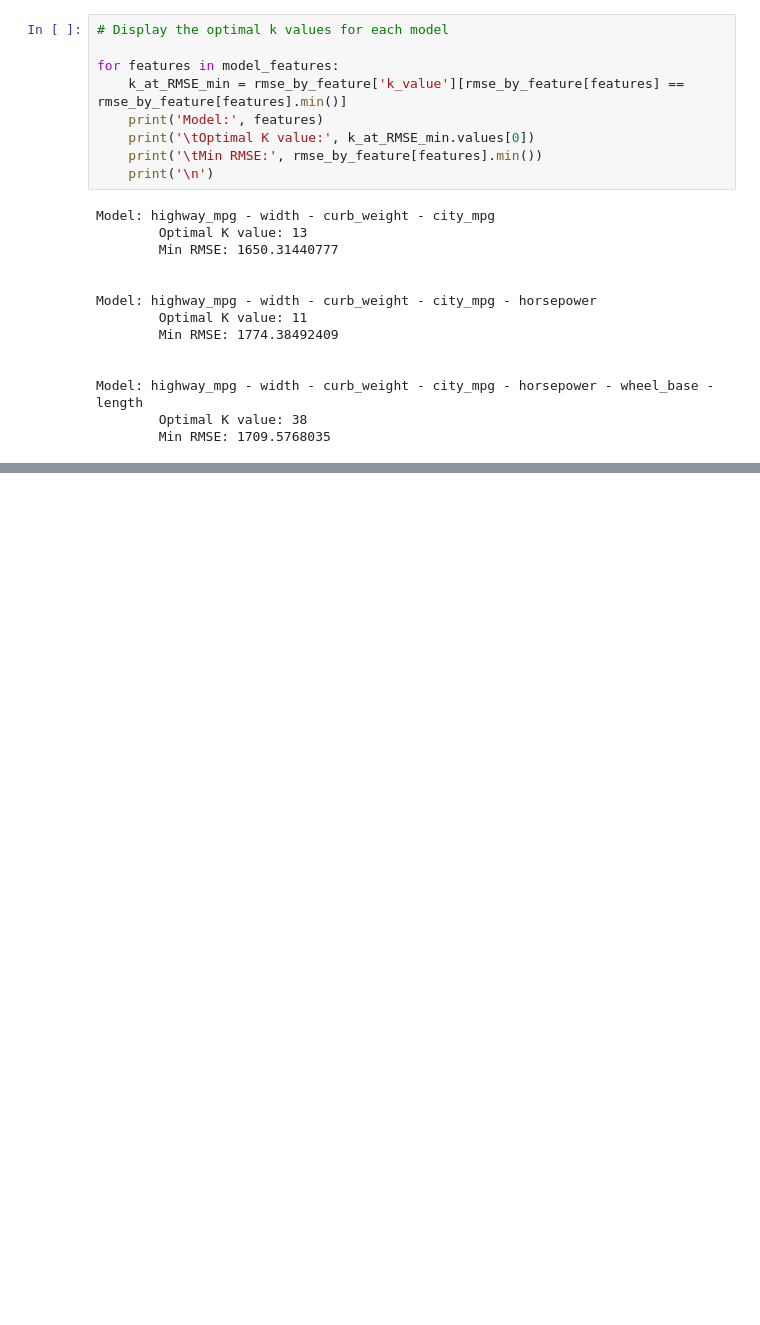
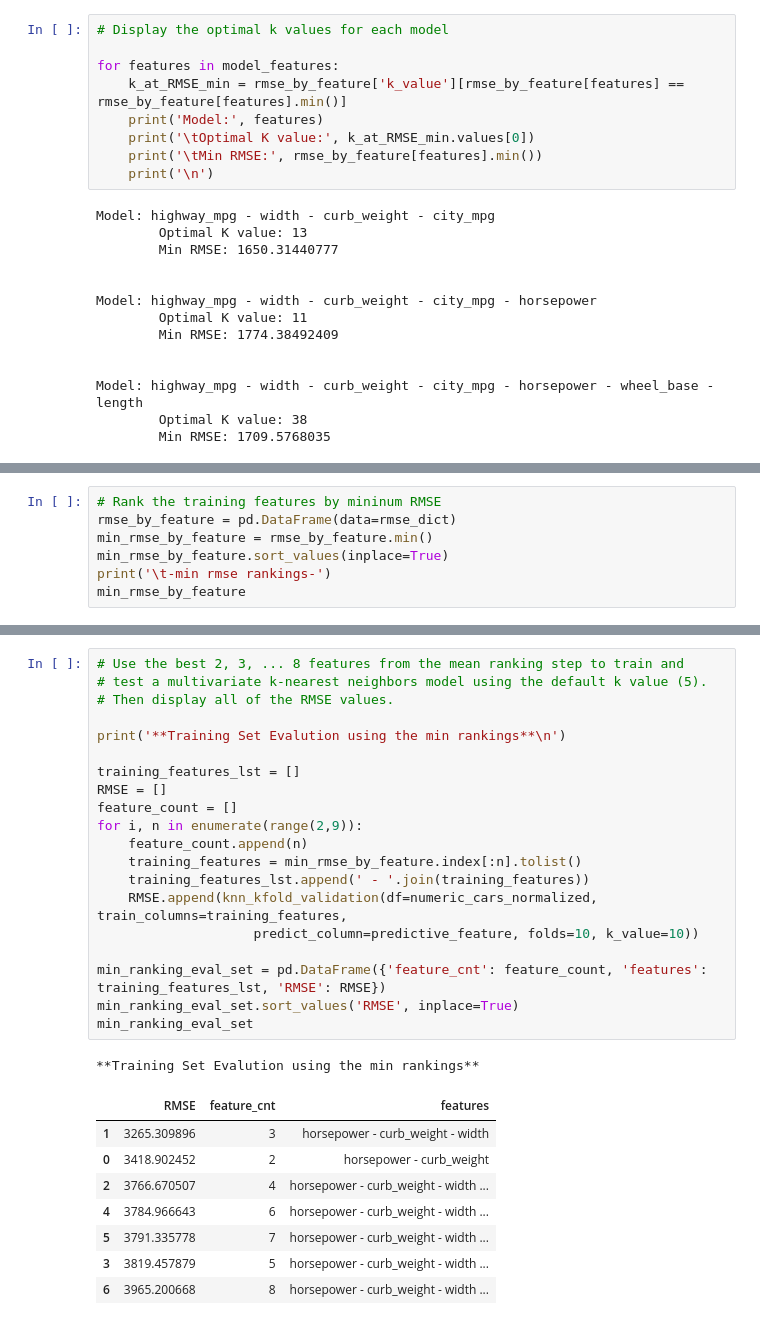
Before and after one commit to kitestring/DataQuest, a Jupyter notebook: 06_MachineLearning/01_ML_Fundamentals/06_GuidedProject_PredictingCarPrices/PredictingCarPrices.ipynb, the cells around one changed output, grey strips where cells are left out. Saved outputs shown, nothing was run; the diff lists cells and outputs as text; blank space fills up the shorter version.

```diff
--- a/06_MachineLearning/01_ML_Fundamentals/06_GuidedProject_PredictingCarPrices/PredictingCarPrices.ipynb
+++ b/06_MachineLearning/01_ML_Fundamentals/06_GuidedProject_PredictingCarPrices/PredictingCarPrices.ipynb
@@ -568,0 +659,7 @@ Model: highway_mpg - width - curb_weight - city_mpg - horsepower - wheel_base -
+# %%
+# Rank the training features by mininum RMSE
+rmse_by_feature = pd.DataFrame(data=rmse_dict)
+min_rmse_by_feature = rmse_by_feature.min()
+min_rmse_by_feature.sort_values(inplace=True)
+print('\t-min rmse rankings-')
+min_rmse_by_feature
@@ -568,0 +682,30 @@ Model: highway_mpg - width - curb_weight - city_mpg - horsepower - wheel_base -
+# %%
+# Use the best 2, 3, ... 8 features from the mean ranking step to train and
+# test a multivariate k-nearest neighbors model using the default k value (5).
+# Then display all of the RMSE values.
+
+print('**Training Set Evalution using the min rankings**\n')
+
+training_features_lst = []
+RMSE = []
+feature_count = []
+for i, n in enumerate(range(2,9)):
+    feature_count.append(n)
+    training_features = min_rmse_by_feature.index[:n].tolist()
+    training_features_lst.append(' - '.join(training_features))
+    RMSE.append(knn_kfold_validation(df=numeric_cars_normalized, train_columns=training_features,
+                    predict_column=predictive_feature, folds=10, k_value=10))
+
+min_ranking_eval_set = pd.DataFrame({'feature_cnt': feature_count, 'features': training_features_lst, 'RMSE': RMSE})
+min_ranking_eval_set.sort_values('RMSE', inplace=True)
+min_ranking_eval_set
+# %% [output]
+**Training Set Evalution using the min rankings**
+|  | RMSE | feature_cnt | features |
+| 1 | 3265.309896 | 3 | horsepower - curb_weight - width |
+| 0 | 3418.902452 | 2 | horsepower - curb_weight |
+| 2 | 3766.670507 | 4 | horsepower - curb_weight - width ... |
+| 4 | 3784.966643 | 6 | horsepower - curb_weight - width ... |
+| 5 | 3791.335778 | 7 | horsepower - curb_weight - width ... |
+| 3 | 3819.457879 | 5 | horsepower - curb_weight - width ... |
+| 6 | 3965.200668 | 8 | horsepower - curb_weight - width ... |
```
Also changed, not shown: parts of 13 cells of this notebook, 6 other files.
